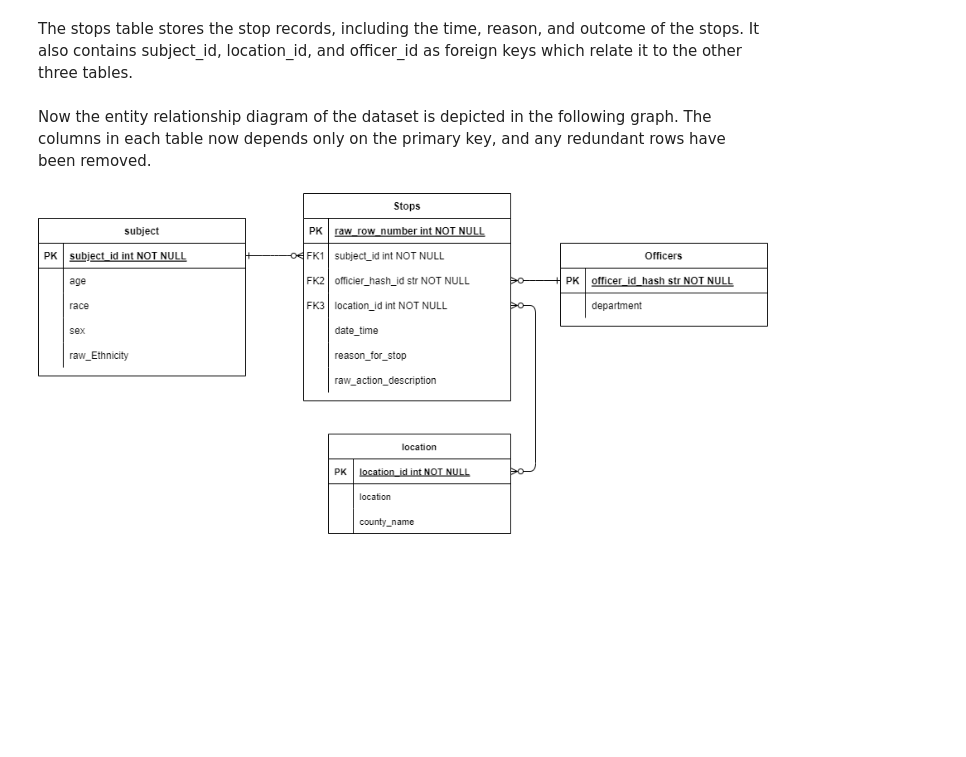
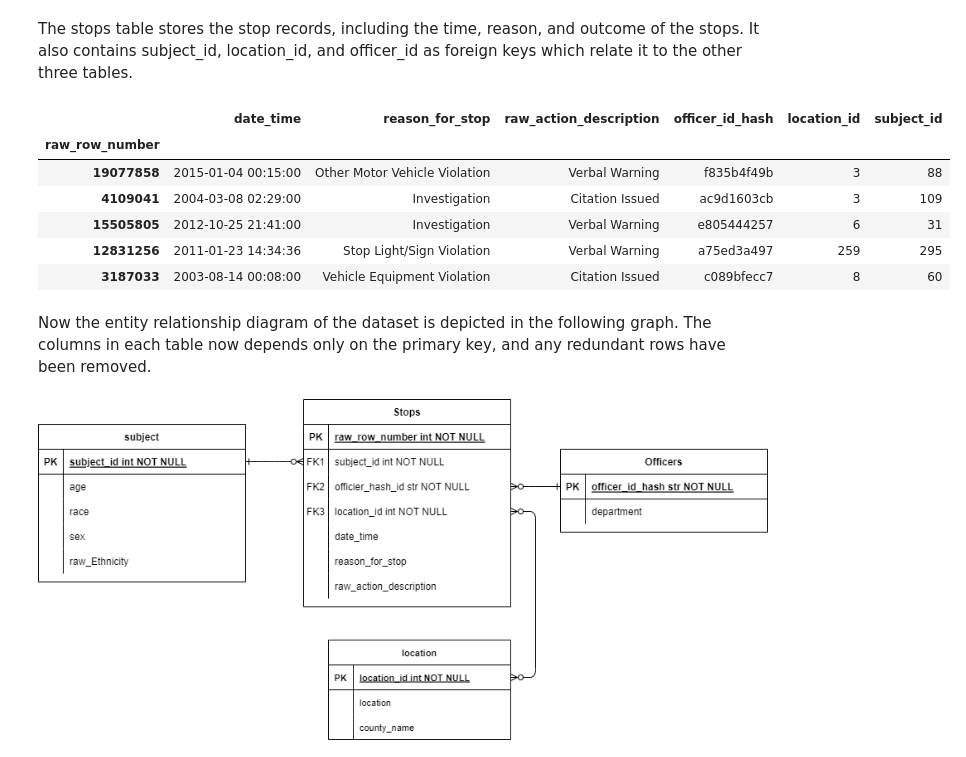
Before and after one commit to zhengxiaoyan321/314_project, a Jupyter notebook: database.ipynb, the cells around one changed output. Drawn from its saved outputs; the diff is of its cells as text; code cells hidden in the pictures; blank space fills up the shorter version.

```diff
--- a/database.ipynb
+++ b/database.ipynb
@@ -43,6 +78,15 @@ The stops table stores the stop records, including the time, reason, and outcome
 # %%
 stops=combined[["raw_row_number","date_time", "reason_for_stop","raw_action_description","officer_id_hash","location_id","subject_id"]]
 stops.set_index("raw_row_number",inplace=True)
+stops.sample(5)
+# %% [output]
+|  | date_time | reason_for_stop | raw_action_description | officer_id_hash | location_id | subject_id |
+| raw_row_number |  |  |  |  |  |  |
+| 19077858 | 2015-01-04 00:15:00 | Other Motor Vehicle Violation | Verbal Warning | f835b4f49b | 3 | 88 |
+| 4109041 | 2004-03-08 02:29:00 | Investigation | Citation Issued | ac9d1603cb | 3 | 109 |
+| 15505805 | 2012-10-25 21:41:00 | Investigation | Verbal Warning | e805444257 | 6 | 31 |
+| 12831256 | 2011-01-23 14:34:36 | Stop Light/Sign Violation | Verbal Warning | a75ed3a497 | 259 | 295 |
+| 3187033 | 2003-08-14 00:08:00 | Vehicle Equipment Violation | Citation Issued | c089bfecc7 | 8 | 60 |
 # %% [markdown]
 Now the entity relationship diagram of the dataset is depicted in the following graph. The columns in each table now depends only on the primary key, and any redundant rows have been removed.
 
```
Also changed, not shown: parts of 4 cells of this notebook.
